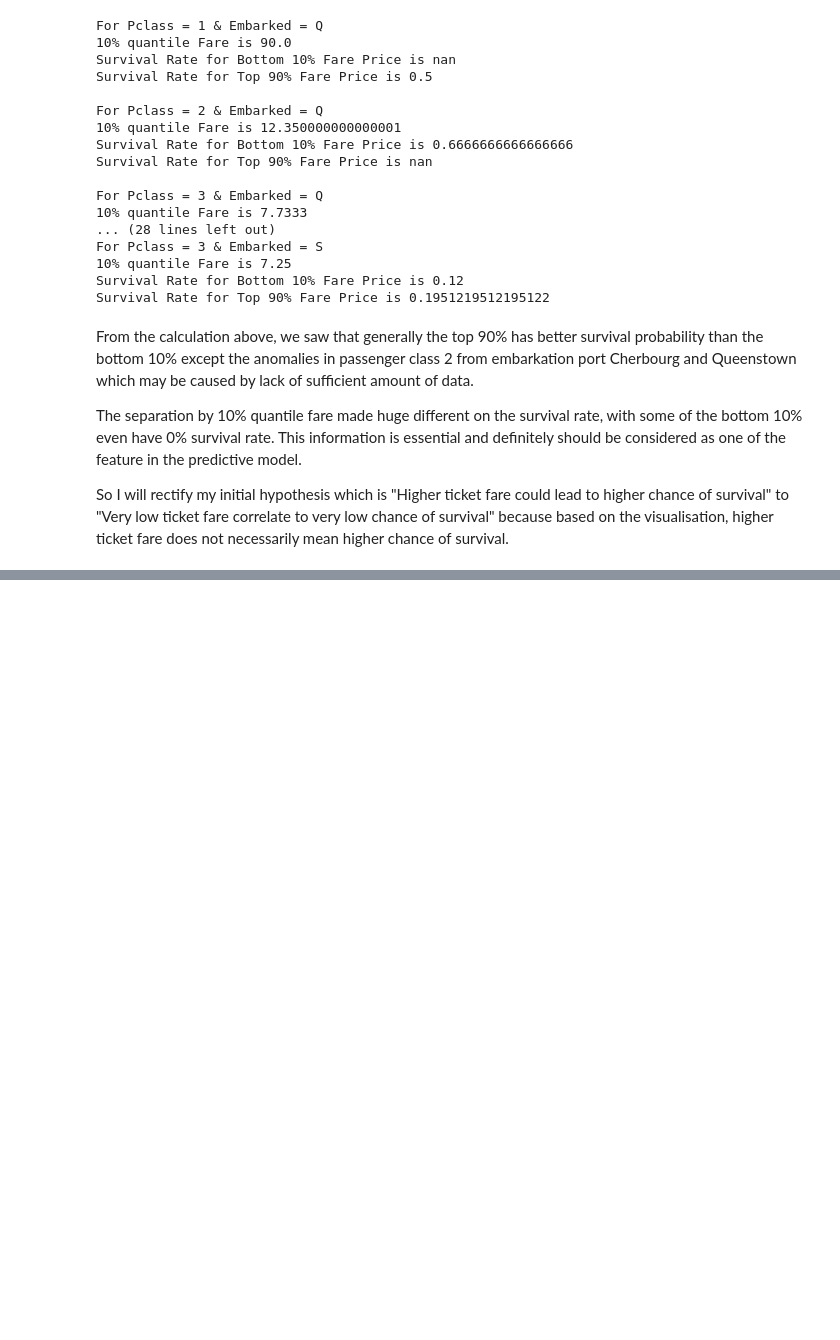
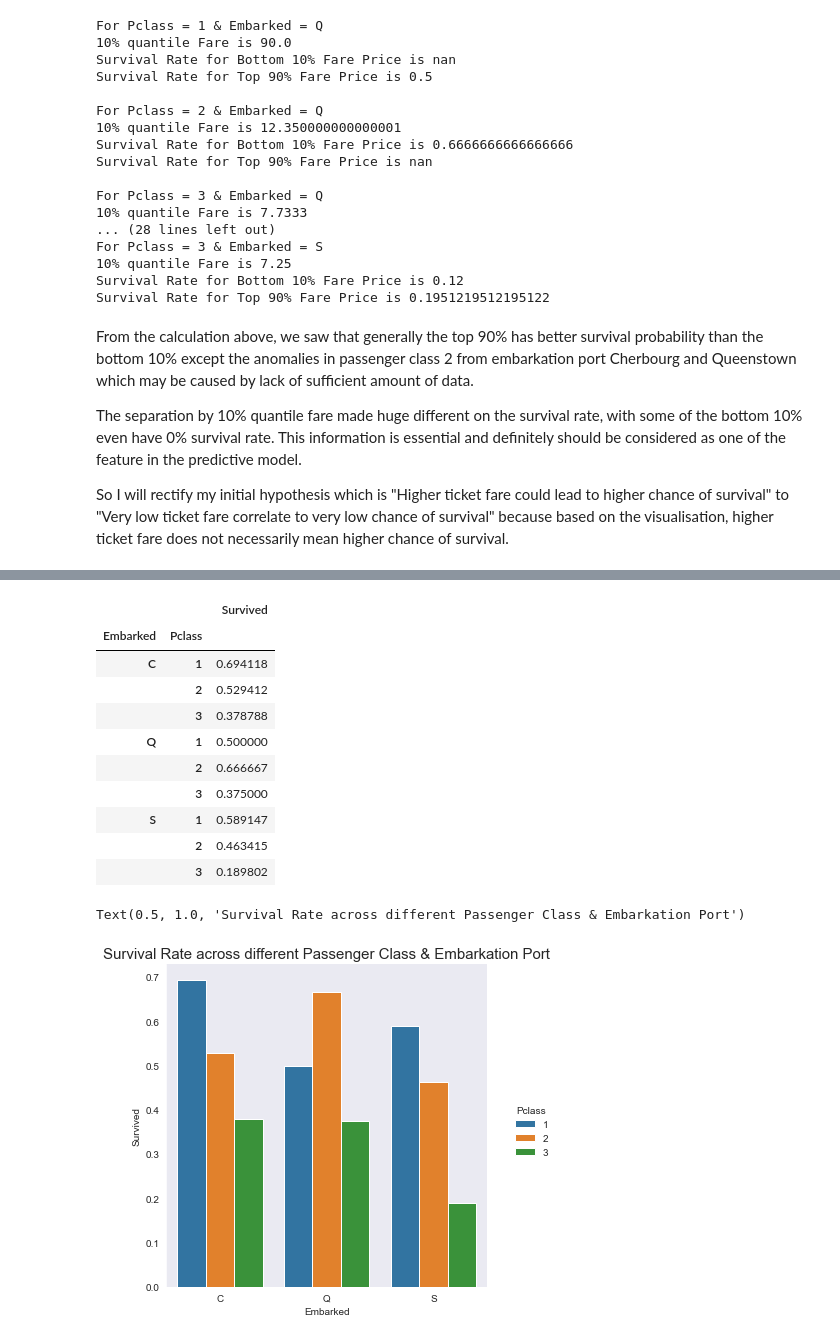
Before and after one commit to juanliong14/titanic_project, a Jupyter notebook: Titanic project.ipynb, the cells around one changed output, grey strips where cells are left out. Cells and saved outputs as stored; diff of their text form; code cells hidden in the pictures; blank space fills up the shorter version.

```diff
--- a/Titanic project.ipynb
+++ b/Titanic project.ipynb
@@ -520,0 +567,21 @@ So I will rectify my initial hypothesis which is "Higher ticket fare could lead
+# %%
+#Survival Rate different Passenger Class & Embarkation Port
+emb_pclass_surv = pd.DataFrame(embarked_surv.groupby(['Embarked','Pclass'],as_index=True)['Survived'].mean())
+display(emb_pclass_surv)
+emb_pclass_surv.reset_index(inplace=True)
+sns.catplot(x='Embarked', y='Survived', hue='Pclass', data=emb_pclass_surv, kind='bar')
+plt.title('Survival Rate across different Passenger Class & Embarkation Port',fontsize=15)
+# %% [output]
+|  |  | Survived |
+| Embarked | Pclass |  |
+| C | 1 | 0.694118 |
+|  | 2 | 0.529412 |
+|  | 3 | 0.378788 |
+| Q | 1 | 0.500000 |
+|  | 2 | 0.666667 |
+|  | 3 | 0.375000 |
+| S | 1 | 0.589147 |
+|  | 2 | 0.463415 |
+|  | 3 | 0.189802 |
+Text(0.5, 1.0, 'Survival Rate across different Passenger Class & Embarkation Port')
+[figure, added]
```
Also changed, not shown: parts of 43 cells of this notebook.
